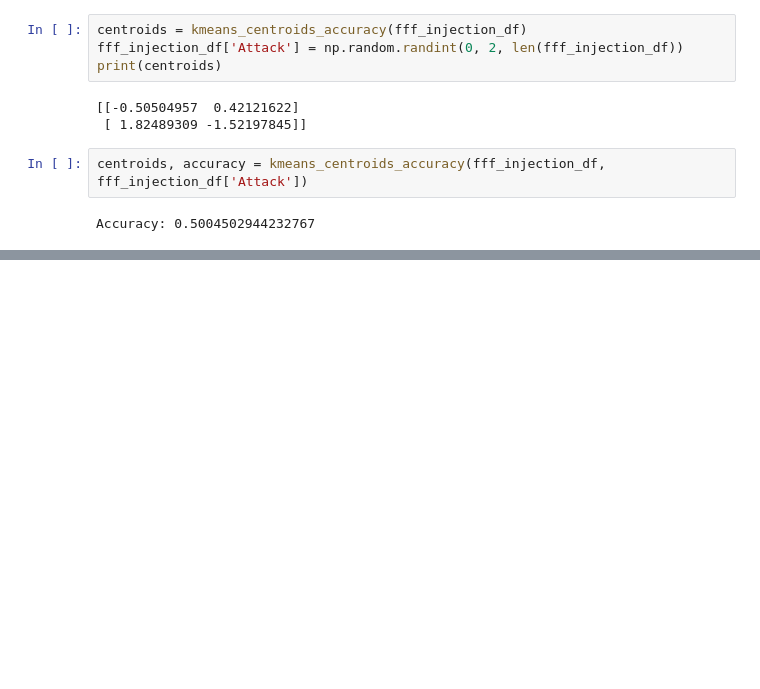
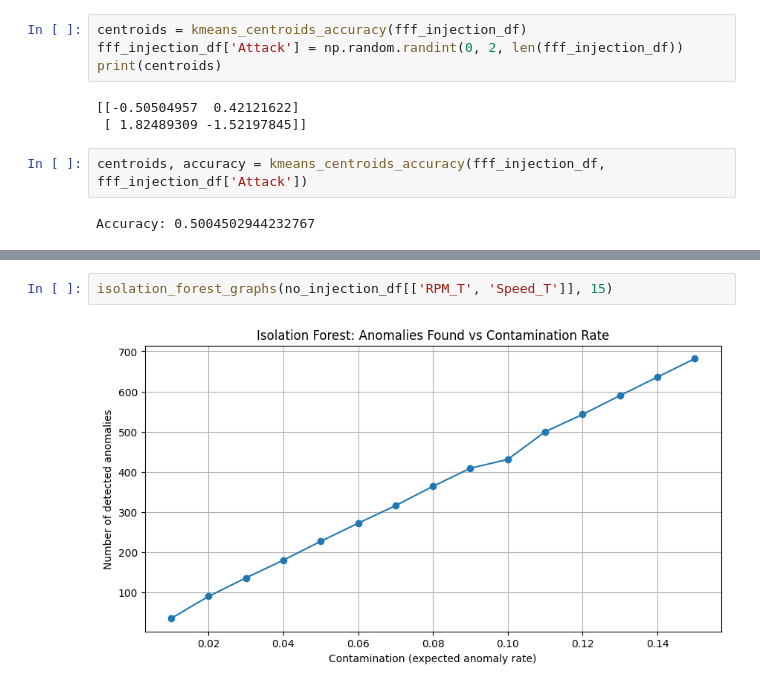
Before and after one commit to sazzeb/simulated-annealing, a Jupyter notebook: CSCE_5214_Assignment_3_Report_Eko_Samuel.ipynb, the cells around one changed output, grey strips where cells are left out. Cells and saved outputs as stored; diff of their text form; blank space fills up the shorter version.

```diff
--- a/CSCE_5214_Assignment_3_Report_Eko_Samuel.ipynb
+++ b/CSCE_5214_Assignment_3_Report_Eko_Samuel.ipynb
@@ -233,0 +304,4 @@ Accuracy: 0.5057152753723588
+# %%
+isolation_forest_graphs(no_injection_df[['RPM_T', 'Speed_T']], 15)
+# %% [output]
+[figure, added]
```
Also changed, not shown: parts of 35 cells of this notebook.
